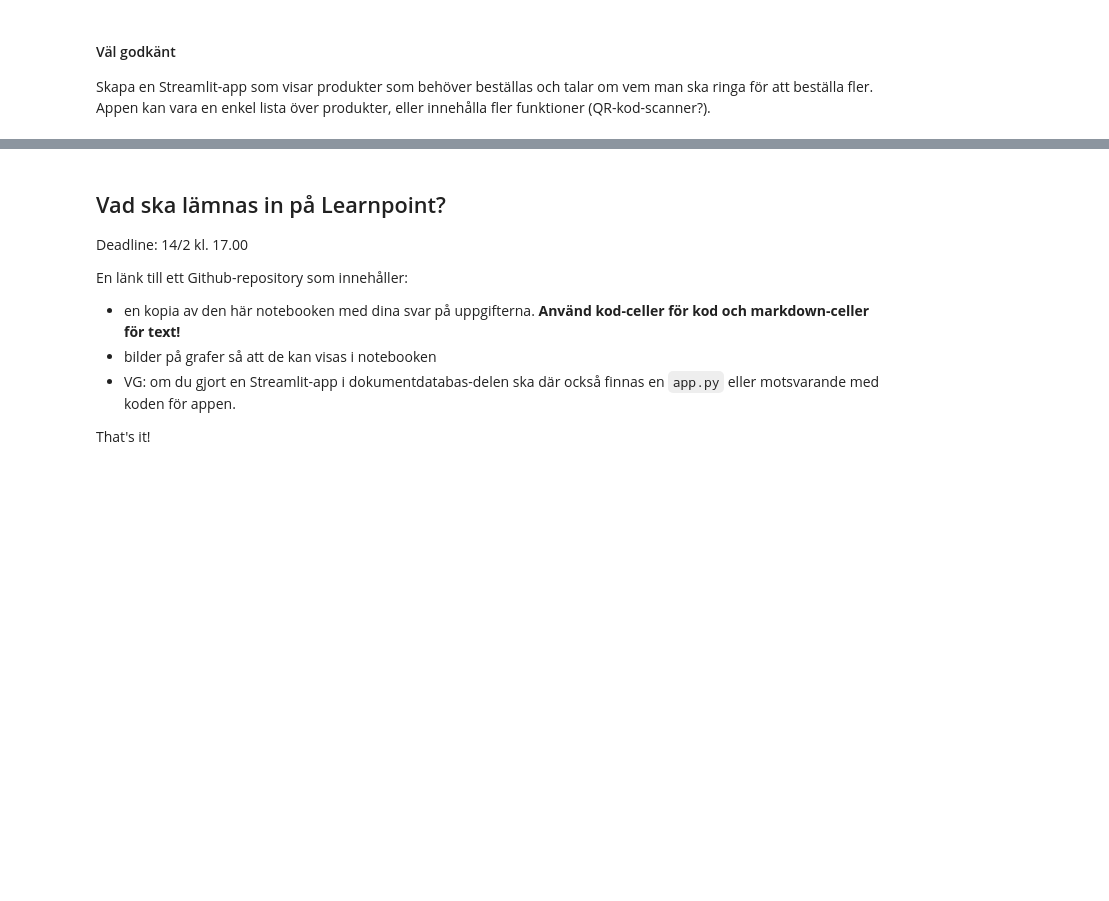
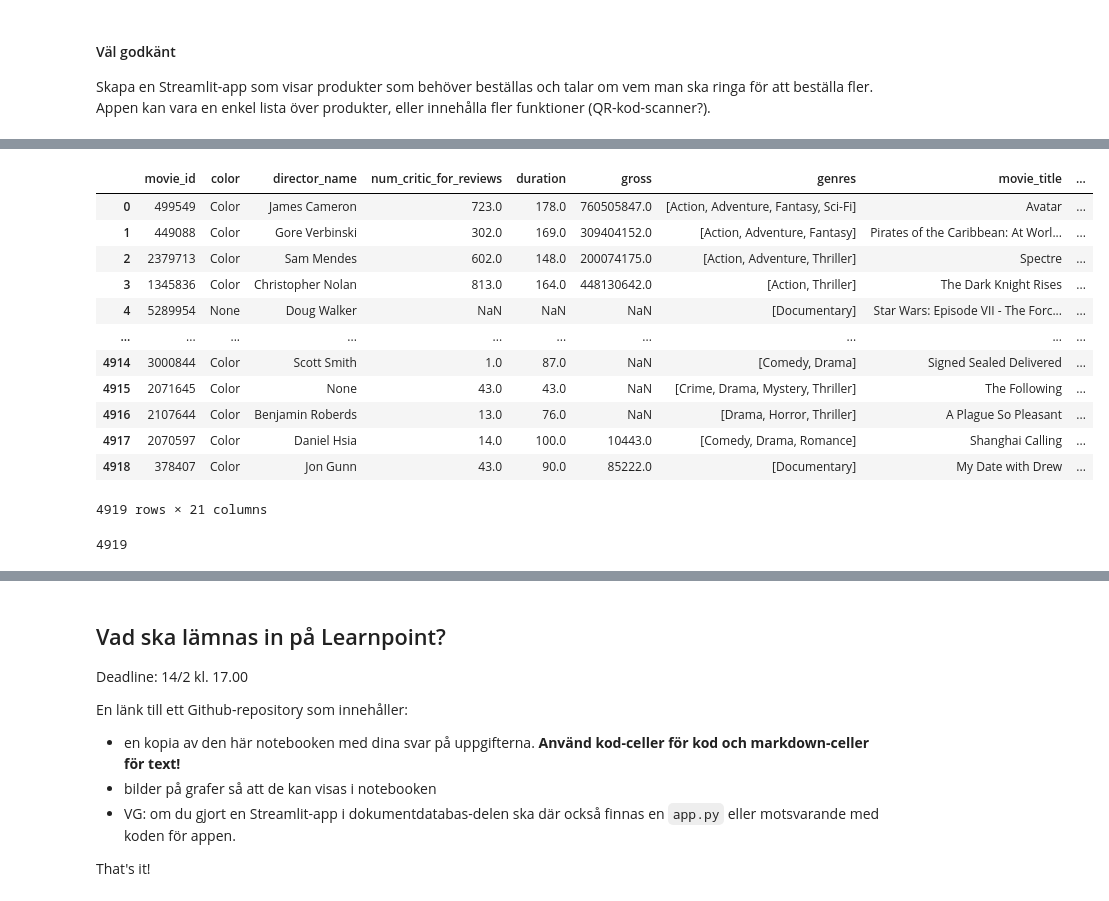
Before and after one commit to DaDrummerthe1st/DATA24HEL_DBT25_uppgift_1, a Jupyter notebook: kunskapskontroll_1.ipynb, the cells around one changed output, grey strips where cells are left out. Drawn from its saved outputs; the diff is of its cells as text; code cells hidden in the pictures; blank space fills up the shorter version.

```diff
--- a/kunskapskontroll_1.ipynb
+++ b/kunskapskontroll_1.ipynb
@@ -158,0 +261,4 @@ print(df_suppliers.head())
+# %%
+# hela dataframen till en lång JSON
+products_data = json.loads(df_products.to_json(orient='records'))
+print(type(df_products))
@@ -158,0 +273,15 @@ print(df_suppliers.head())
+# %%
+# connect to MongoDB-database
+with open('pwd_mongo.txt') as f:
+    pwd_mongo = f.read().strip()
+
+uri = f'mongodb+srv://cpu_access:{pwd_mongo}@cluster0.ec2ax.mongodb.net/?retryWrites=true&w=majority&appName=Cluster0'
+
+# Create a new client and connect to the server
+client = MongoClient(uri, server_api=ServerApi('1'))
+# Send a ping to confirm a successful connection
+try:
+    client.admin.command('ping')
+    print("Pinged your deployment. You successfully connected to MongoDB!")
+except Exception as e:
+    print(e)
@@ -169 +353,13 @@ Skapa en Streamlit-app som visar produkter som behöver beställas och talar om
+# %%
+from neo4j import GraphDatabase
+
+with open('pwd_neo4j.txt') as f:
+    pwd_neo4j = f.read().strip()
+
+# URI examples: "neo4j://localhost", "neo4j+s://xxx.databases.neo4j.io"
+URI = "neo4j+s://448a0430.databases.neo4j.io"
+AUTH = ("neo4j", pwd_neo4j)
+
+with GraphDatabase.driver(URI, auth=AUTH) as driver:
+    driver.verify_connectivity()
 # %% [markdown]
@@ -187,0 +383,28 @@ Skapa en Streamlit-app som visar produkter som behöver beställas och talar om
+# %%
+import json
+import pandas as pd
+
+with open('data/movies/movies.json') as f:
+    d = json.load(f)
+
+df_movies = pd.json_normalize(d)
+# %%
+display(df_movies) # works out fine
+# %% [output]
+|  | movie_id | color | director_name | num_critic_for_reviews | duration | gross | genres | movie_title | ... |
+| 0 | 499549 | Color | James Cameron | 723.0 | 178.0 | 760505847.0 | [Action, Adventure, Fantasy, Sci-Fi] | Avatar | ... |
+| 1 | 449088 | Color | Gore Verbinski | 302.0 | 169.0 | 309404152.0 | [Action, Adventure, Fantasy] | Pirates of the Caribbean: At Worl... | ... |
+| 2 | 2379713 | Color | Sam Mendes | 602.0 | 148.0 | 200074175.0 | [Action, Adventure, Thriller] | Spectre | ... |
+| 3 | 1345836 | Color | Christopher Nolan | 813.0 | 164.0 | 448130642.0 | [Action, Thriller] | The Dark Knight Rises | ... |
+| 4 | 5289954 | None | Doug Walker | NaN | NaN | NaN | [Documentary] | Star Wars: Episode VII - The Forc... | ... |
+| ... | ... | ... | ... | ... | ... | ... | ... | ... | ... |
+| 4914 | 3000844 | Color | Scott Smith | 1.0 | 87.0 | NaN | [Comedy, Drama] | Signed Sealed Delivered | ... |
+| 4915 | 2071645 | Color | None | 43.0 | 43.0 | NaN | [Crime, Drama, Mystery, Thriller] | The Following | ... |
+| 4916 | 2107644 | Color | Benjamin Roberds | 13.0 | 76.0 | NaN | [Drama, Horror, Thriller] | A Plague So Pleasant | ... |
+| 4917 | 2070597 | Color | Daniel Hsia | 14.0 | 100.0 | 10443.0 | [Comedy, Drama, Romance] | Shanghai Calling | ... |
+| 4918 | 378407 | Color | Jon Gunn | 43.0 | 90.0 | 85222.0 | [Documentary] | My Date with Drew | ... |
+4919 rows × 21 columns
+# %%
+hash(df_movies.index) # displays the number of rows (4919)
+# %% [output]
+4919
```
Also changed, not shown: parts of 38 cells of this notebook, 6 other files.
